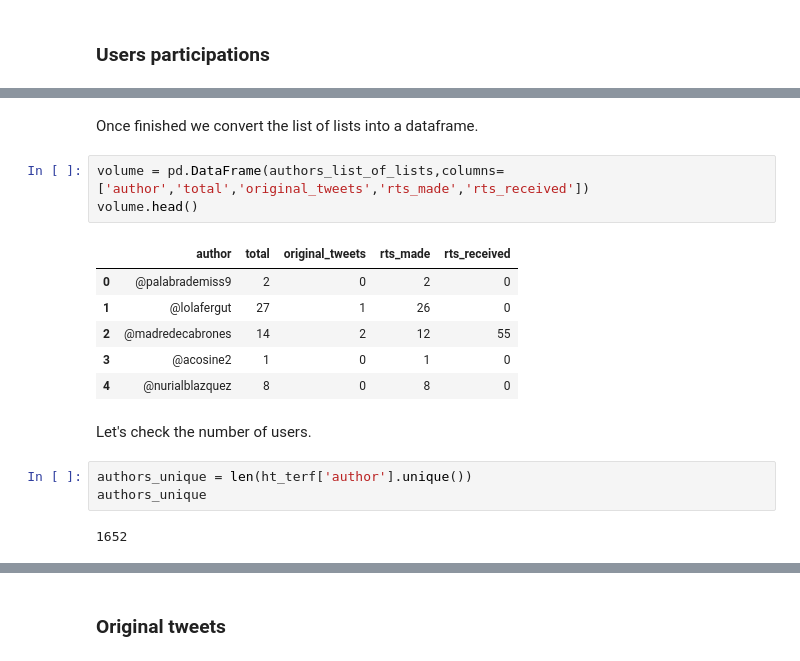
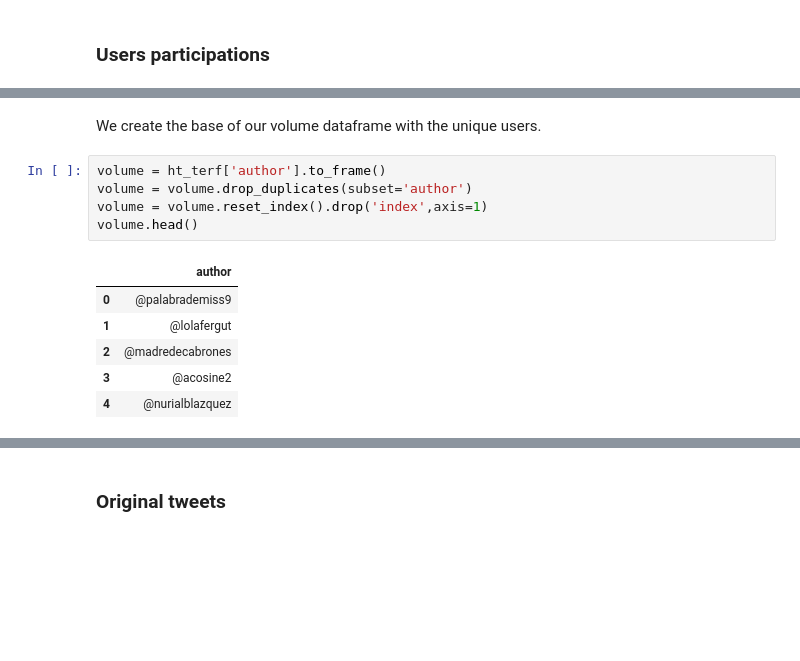
Before and after one commit to Estrohacker/Portfolio, a Jupyter notebook: My Projects/Twitter hashtag analysis with Python.ipynb, the cells around one changed output, grey strips where cells are left out. Drawn from its saved outputs; the diff is of its cells as text; blank space fills up the shorter version.

```diff
--- a/My Projects/Twitter hashtag analysis with Python.ipynb
+++ b/My Projects/Twitter hashtag analysis with Python.ipynb
@@ -373,19 +354,14 @@ for author in author_list:
-# %% [markdown]
-Once finished we convert the list of lists into a dataframe.
-# %%
-volume = pd.DataFrame(authors_list_of_lists,columns=['author','total','original_tweets','rts_made','rts_received'])
-volume.head()
-# %% [output]
-|  | author | total | original_tweets | rts_made | rts_received |
-| 0 | @palabrademiss9 | 2 | 0 | 2 | 0 |
-| 1 | @lolafergut | 27 | 1 | 26 | 0 |
-| 2 | @madredecabrones | 14 | 2 | 12 | 55 |
-| 3 | @acosine2 | 1 | 0 | 1 | 0 |
-| 4 | @nurialblazquez | 8 | 0 | 8 | 0 |
-# %% [markdown]
-Let's check the number of users.
-# %%
-authors_unique = len(ht_terf['author'].unique())
-authors_unique
-# %% [output]
-1652
+# %% [markdown]
+We create the base of our volume dataframe with the unique users.
+# %%
+volume = ht_terf['author'].to_frame()
+volume = volume.drop_duplicates(subset='author')
+volume = volume.reset_index().drop('index',axis=1)
+volume.head()
+# %% [output]
+|  | author |
+| 0 | @palabrademiss9 |
+| 1 | @lolafergut |
+| 2 | @madredecabrones |
+| 3 | @acosine2 |
+| 4 | @nurialblazquez |
```
Also changed, not shown: parts of 19 cells of this notebook, 1 other file.
